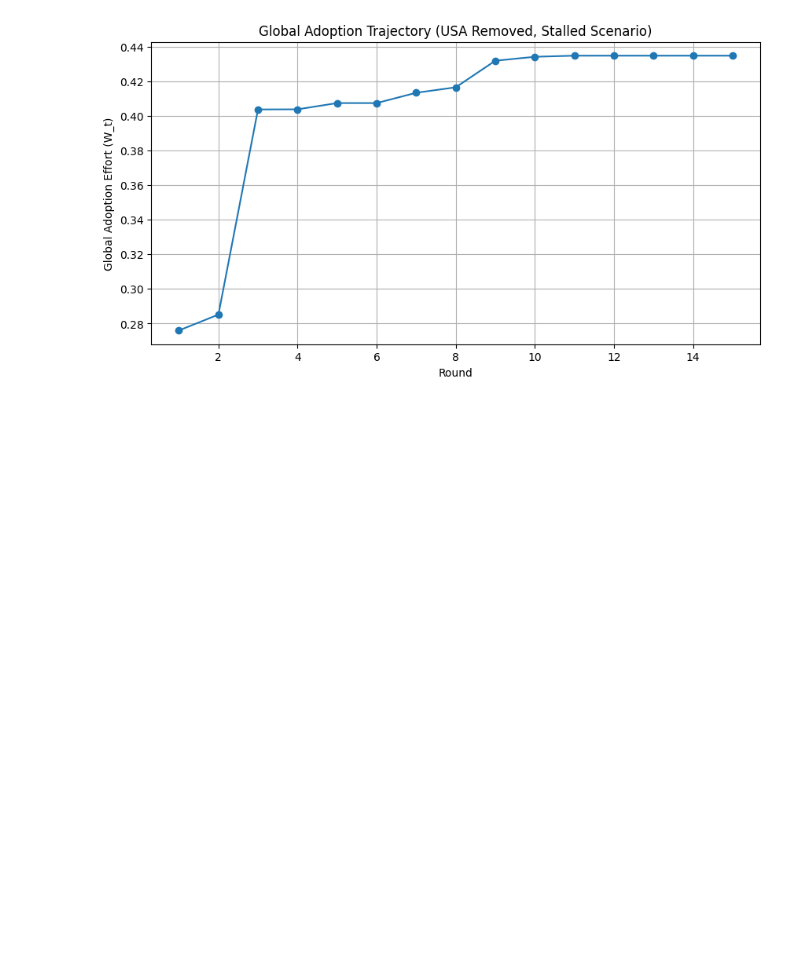
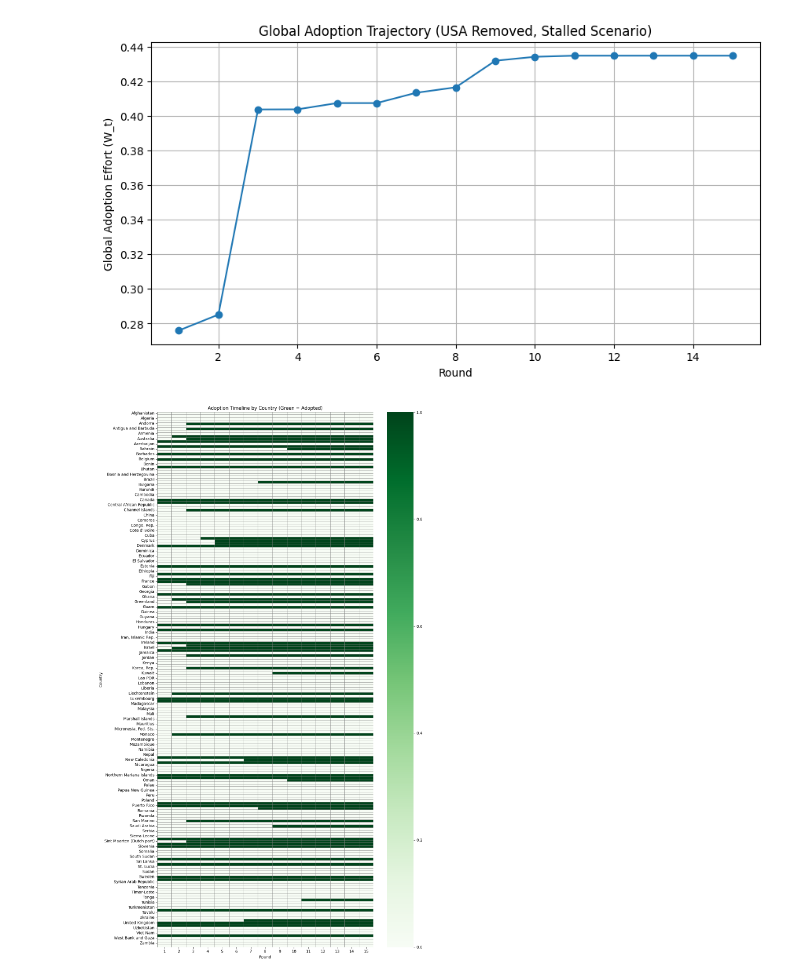
Before and after one commit to daviddmvnm/Dynamic_Climate_Game, a Jupyter notebook: Climate_Model.ipynb, the cells around one changed output. Cells and saved outputs as stored; diff of their text form; code cells hidden in the pictures; blank space fills up the shorter version.

```diff
--- a/Climate_Model.ipynb
+++ b/Climate_Model.ipynb
@@ -647,6 +572 @@ After N rounds, analyze:
-# %%
-#setup initial normalised weights
-#useful for if we add a feature where you can select the starting countries:
-df_norm = df_avg.copy()
-df_norm= normalise_and_compute_influence(df_norm)
 # %%
@@ -948,2 +875,18 @@ plt.show()
 # %% [output]
 [figure]
+# %%
+import seaborn as sns
+
+pivot = results.pivot(index="Country Name", columns="round", values="G").fillna(0)
+
+plt.figure(figsize=(12, 20))
+sns.heatmap(pivot, cmap="Greens", cbar=True, linewidths=0.5, linecolor='gray')
+plt.title("Adoption Timeline by Country (Green = Adopted)")
+plt.xlabel("Round")
+plt.ylabel("Country")
+plt.tight_layout()
+plt.show()
+
+### Adoption heatmap maybe include into streamlit?
+# %% [output]
+[figure, added]
```
Also changed, not shown: parts of 28 cells of this notebook.
